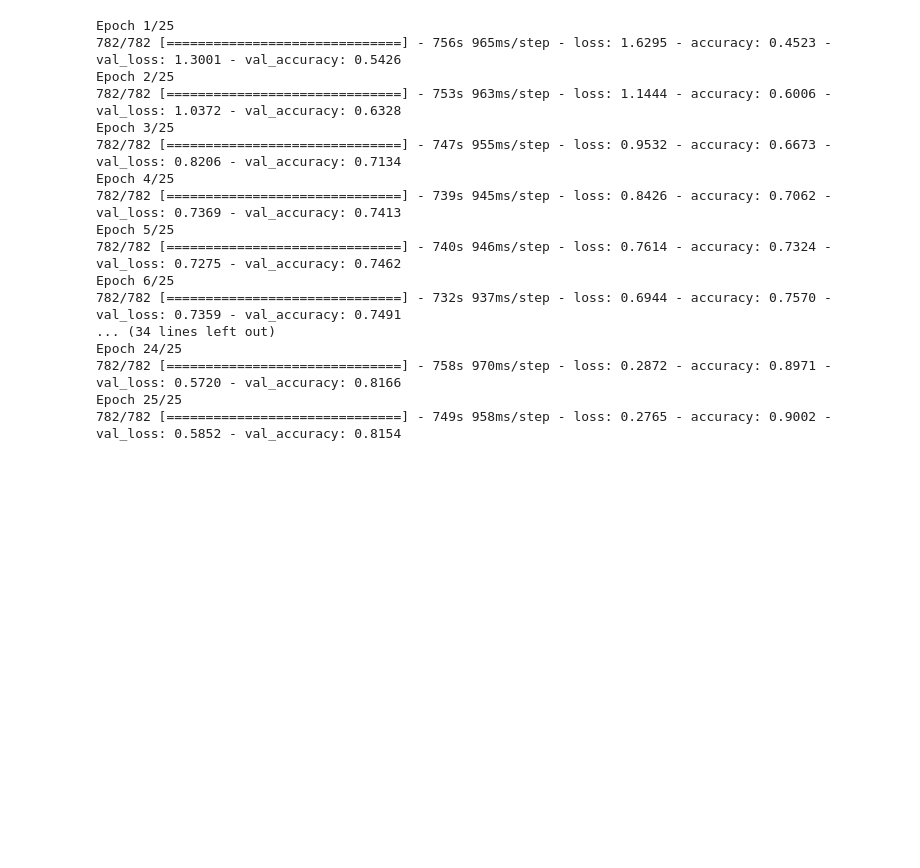
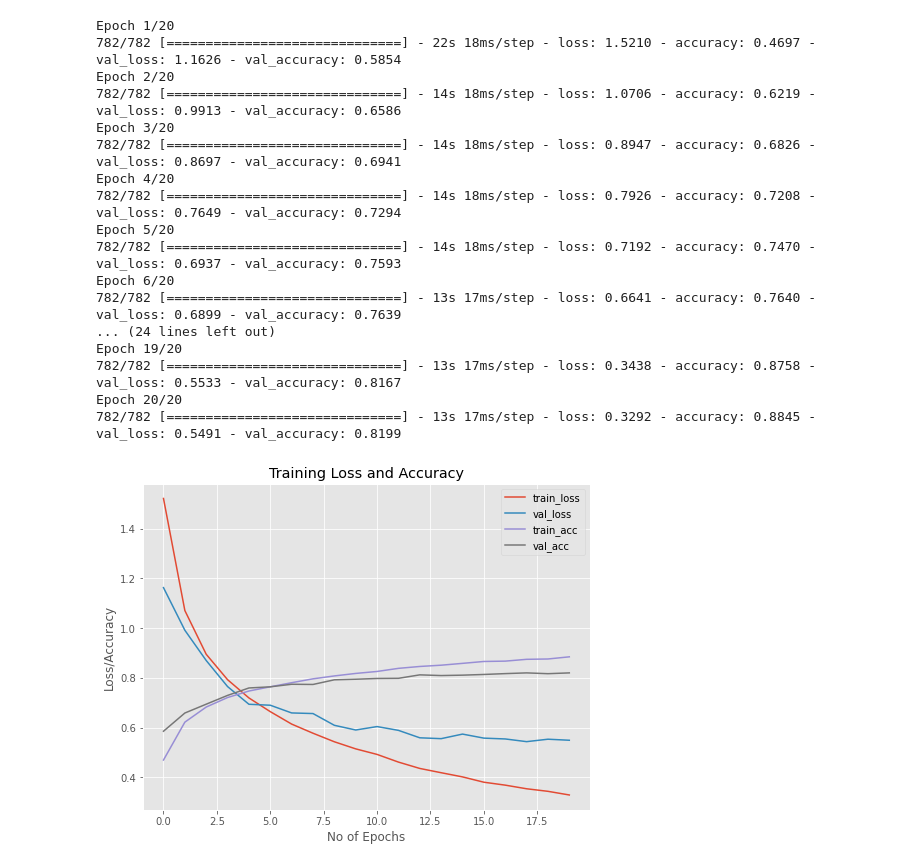
Before and after one commit to rashida048/Tensorflow_Advance_Techniques, a Jupyter notebook: miniVGGNet.ipynb, the cells around one changed output. Saved outputs shown, nothing was run; the diff lists cells and outputs as text; code cells hidden in the pictures; blank space fills up the shorter version.

Commit message:
Mini VGG Network

```diff
--- a/miniVGGNet.ipynb
+++ b/miniVGGNet.ipynb
@@ -74,6 +64,6 @@ from tensorflow.keras.datasets import cifar10
 import matplotlib.pyplot as plt
 import numpy as np
 # %%
-((trainX, trainY), (testX, testY)) = cifar10.load_data()
-trainX = trainX.astype("float") / 255.0
-testX = testX.astype("float") / 255.0
+(x_train, y_train), (x_test, y_test) = cifar10.load_data()
+x_train = x_train.astype("float") / 255.0
+x_test = x_test.astype("float") / 255.0
@@ -80,7 +73,7 @@ testX = testX.astype("float") / 255.0
 # %%
 lb = LabelBinarizer()
-trainY = lb.fit_transform(trainY)
-testY = lb.transform(testY)
+y_train = lb.fit_transform(y_train)
+y_test = lb.transform(y_test)
 # %%
 labelNames = ["airplane", "automobile", "bird", "cat", "deer",
 	"dog", "frog", "horse", "ship", "truck"]
@@ -89,26 +80,42 @@ import tensorflow as tf
 # %%
-opt = tf.keras.optimizers.legacy.SGD(learning_rate=0.01, decay=0.01/40, momentum=0.9, nesterov=True)
-model = MiniVGGNet.build(width=32, height=32, depth=3, classes=10)
-model.compile(loss='categorical_crossentropy', optimizer=opt,
-              metrics=["accuracy"])
-
-H = model.fit(trainX, trainY, validation_data=(testX, testY),
-              batch_size=64, epochs=25, verbose=1)
+optimizer = tf.keras.optimizers.legacy.SGD(learning_rate=0.01, decay=0.01/40, momentum=0.9,
+                                           nesterov=True)
+model = miniVGGNet.build(width = 32, height = 32, depth = 3, classes=10)
+model.compile(loss='categorical_crossentropy', optimizer = optimizer,
+              metrics=['accuracy'])
+H = model.fit(x_train, y_train, validation_data=(x_test, y_test),
+              batch_size = 64, epochs=20, verbose=1)
 # %% [output]
-Epoch 1/25
-782/782 [==============================] - 756s 965ms/step - loss: 1.6295 - accuracy: 0.4523 - val_loss: 1.3001 - val_accuracy: 0.5426
-Epoch 2/25
-782/782 [==============================] - 753s 963ms/step - loss: 1.1444 - accuracy: 0.6006 - val_loss: 1.0372 - val_accuracy: 0.6328
-Epoch 3/25
-782/782 [==============================] - 747s 955ms/step - loss: 0.9532 - accuracy: 0.6673 - val_loss: 0.8206 - val_accuracy: 0.7134
-Epoch 4/25
-782/782 [==============================] - 739s 945ms/step - loss: 0.8426 - accuracy: 0.7062 - val_loss: 0.7369 - val_accuracy: 0.7413
-Epoch 5/25
-782/782 [==============================] - 740s 946ms/step - loss: 0.7614 - accuracy: 0.7324 - val_loss: 0.7275 - val_accuracy: 0.7462
-Epoch 6/25
-782/782 [==============================] - 732s 937ms/step - loss: 0.6944 - accuracy: 0.7570 - val_loss: 0.7359 - val_accuracy: 0.7491
-... (34 lines left out)
-Epoch 24/25
-782/782 [==============================] - 758s 970ms/step - loss: 0.2872 - accuracy: 0.8971 - val_loss: 0.5720 - val_accuracy: 0.8166
-Epoch 25/25
-782/782 [==============================] - 749s 958ms/step - loss: 0.2765 - accuracy: 0.9002 - val_loss: 0.5852 - val_accuracy: 0.8154
+Epoch 1/20
+782/782 [==============================] - 22s 18ms/step - loss: 1.5210 - accuracy: 0.4697 - val_loss: 1.1626 - val_accuracy: 0.5854
+Epoch 2/20
+782/782 [==============================] - 14s 18ms/step - loss: 1.0706 - accuracy: 0.6219 - val_loss: 0.9913 - val_accuracy: 0.6586
+Epoch 3/20
+782/782 [==============================] - 14s 18ms/step - loss: 0.8947 - accuracy: 0.6826 - val_loss: 0.8697 - val_accuracy: 0.6941
+Epoch 4/20
+782/782 [==============================] - 14s 18ms/step - loss: 0.7926 - accuracy: 0.7208 - val_loss: 0.7649 - val_accuracy: 0.7294
+Epoch 5/20
+782/782 [==============================] - 14s 18ms/step - loss: 0.7192 - accuracy: 0.7470 - val_loss: 0.6937 - val_accuracy: 0.7593
+Epoch 6/20
+782/782 [==============================] - 13s 17ms/step - loss: 0.6641 - accuracy: 0.7640 - val_loss: 0.6899 - val_accuracy: 0.7639
+... (24 lines left out)
+Epoch 19/20
+782/782 [==============================] - 13s 17ms/step - loss: 0.3438 - accuracy: 0.8758 - val_loss: 0.5533 - val_accuracy: 0.8167
+Epoch 20/20
+782/782 [==============================] - 13s 17ms/step - loss: 0.3292 - accuracy: 0.8845 - val_loss: 0.5491 - val_accuracy: 0.8199
+# %%
+%matplotlib inline
+plt.close('all')
+plt.style.use("ggplot")
+plt.figure(figsize=(8, 6))
+plt.plot(np.arange(0, 20), H.history["loss"], label="train_loss")
+plt.plot(np.arange(0, 20), H.history["val_loss"], label="val_loss")
+plt.plot(np.arange(0, 20), H.history["accuracy"], label="train_acc")
+plt.plot(np.arange(0, 20), H.history["val_accuracy"], label="val_acc")
+plt.title("Training Loss and Accuracy")
+plt.xlabel("No of Epochs")
+plt.ylabel("Loss/Accuracy")
+plt.legend()
+plt.show()
+# %% [output]
+[figure, added]
```
Also changed, not shown: parts of 4 cells of this notebook.
